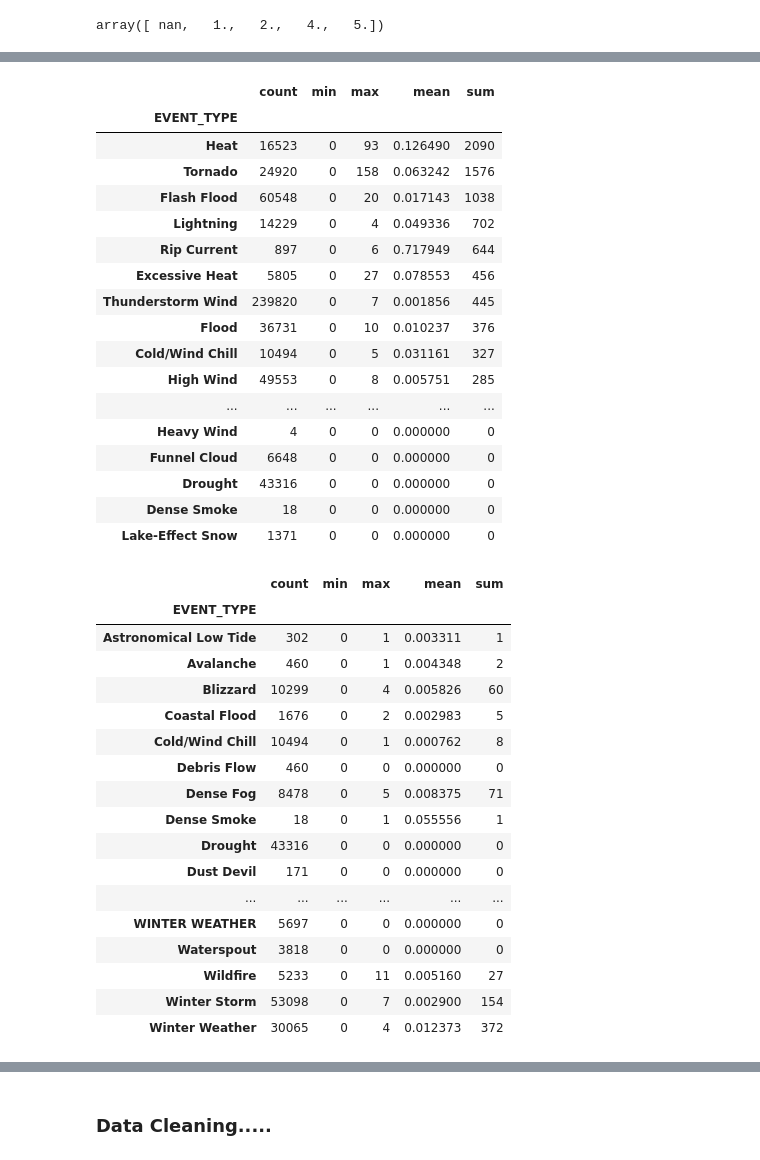
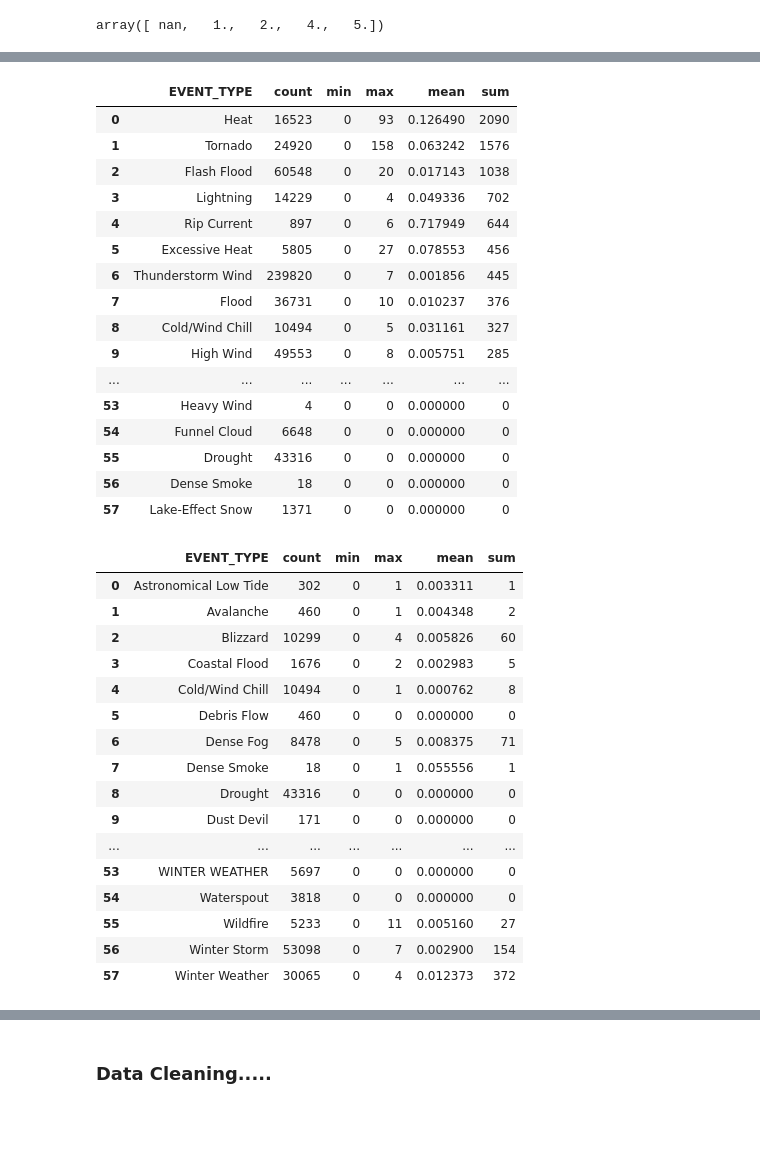
Before and after one commit to JayMichChi/JM_Capstone, a Jupyter notebook: Part 2 Capstone/Part 2 Gotta Start Somewhere Final.ipynb, the cells around one changed output, grey strips where cells are left out. Saved outputs shown, nothing was run; the diff lists cells and outputs as text; code cells hidden in the pictures; blank space fills up the shorter version.

```diff
--- a/Part 2 Capstone/Part 2 Gotta Start Somewhere Final.ipynb
+++ b/Part 2 Capstone/Part 2 Gotta Start Somewhere Final.ipynb
@@ -378,6 +388,6 @@ I am going to explore my data using a variety of tools to reduce the computation
 # Loading 700MB dataset from my hard drive
 
 import pandas as pd
-df1 = pd.read_csv('jm_cap.csv')
+df1 = pd.read_csv('jm_cap.csv', index_col=0)
 df1.columns
 # %% [output]
@@ -450,6 +460,10 @@ array(['INDIANA', 'KENTUCKY', 'ILLINOIS', 'IOWA', 'NEW YORK', 'MAINE',
        'LAKE ERIE', 'HAWAII WATERS', 'LAKE MICHIGAN', 'LAKE HURON',
        'LAKE ST CLAIR', 'E PACIFIC', 'ATLANTIC NORTH', 'LAKE ONTARIO',
        'ST LAWRENCE R', 'LAKE SUPERIOR', nan, 'GULF OF ALASKA'], dtype=object)
+# %%
+df1.TOR_F_SCALE = df1.TOR_F_SCALE.apply(lambda x: str(x))
+# %%
+df1['TOR_F_SCALE'] = df1['TOR_F_SCALE'].apply(lambda x: x.replace(' ', ''))
 # %%
 LabelEncoder().fit_transform(df1['TOR_F_SCALE'])
 df1['TOR_F_SCALE'].unique()
@@ -535,44 +558,42 @@ df1.groupby('EVENT_TYPE').INJURIES_INDIRECT.agg(['count','min', 'max', 'mean', '
 # %%
-df1.groupby('EVENT_TYPE').DEATHS_DIRECT.agg(['count','min', 'max', 'mean', 'sum']).sort_values('sum', axis=0, ascending=False)
+df1.groupby('EVENT_TYPE').DEATHS_DIRECT.agg(['count','min', 'max', 'mean', 'sum']).sort_values('sum', axis=0, ascending=False).reset_index()
 # %% [output]
-|  | count | min | max | mean | sum |
-| EVENT_TYPE |  |  |  |  |  |
-| Heat | 16523 | 0 | 93 | 0.126490 | 2090 |
-| Tornado | 24920 | 0 | 158 | 0.063242 | 1576 |
-| Flash Flood | 60548 | 0 | 20 | 0.017143 | 1038 |
-| Lightning | 14229 | 0 | 4 | 0.049336 | 702 |
-| Rip Current | 897 | 0 | 6 | 0.717949 | 644 |
-| Excessive Heat | 5805 | 0 | 27 | 0.078553 | 456 |
-| Thunderstorm Wind | 239820 | 0 | 7 | 0.001856 | 445 |
-| Flood | 36731 | 0 | 10 | 0.010237 | 376 |
-| Cold/Wind Chill | 10494 | 0 | 5 | 0.031161 | 327 |
-| High Wind | 49553 | 0 | 8 | 0.005751 | 285 |
-| ... | ... | ... | ... | ... | ... |
-| Heavy Wind | 4 | 0 | 0 | 0.000000 | 0 |
-| Funnel Cloud | 6648 | 0 | 0 | 0.000000 | 0 |
-| Drought | 43316 | 0 | 0 | 0.000000 | 0 |
-| Dense Smoke | 18 | 0 | 0 | 0.000000 | 0 |
-| Lake-Effect Snow | 1371 | 0 | 0 | 0.000000 | 0 |
+|  | EVENT_TYPE | count | min | max | mean | sum |
+| 0 | Heat | 16523 | 0 | 93 | 0.126490 | 2090 |
+| 1 | Tornado | 24920 | 0 | 158 | 0.063242 | 1576 |
+| 2 | Flash Flood | 60548 | 0 | 20 | 0.017143 | 1038 |
+| 3 | Lightning | 14229 | 0 | 4 | 0.049336 | 702 |
+| 4 | Rip Current | 897 | 0 | 6 | 0.717949 | 644 |
+| 5 | Excessive Heat | 5805 | 0 | 27 | 0.078553 | 456 |
+| 6 | Thunderstorm Wind | 239820 | 0 | 7 | 0.001856 | 445 |
+| 7 | Flood | 36731 | 0 | 10 | 0.010237 | 376 |
+| 8 | Cold/Wind Chill | 10494 | 0 | 5 | 0.031161 | 327 |
+| 9 | High Wind | 49553 | 0 | 8 | 0.005751 | 285 |
+| ... | ... | ... | ... | ... | ... | ... |
+| 53 | Heavy Wind | 4 | 0 | 0 | 0.000000 | 0 |
+| 54 | Funnel Cloud | 6648 | 0 | 0 | 0.000000 | 0 |
+| 55 | Drought | 43316 | 0 | 0 | 0.000000 | 0 |
+| 56 | Dense Smoke | 18 | 0 | 0 | 0.000000 | 0 |
+| 57 | Lake-Effect Snow | 1371 | 0 | 0 | 0.000000 | 0 |
 # %%
-df1.groupby('EVENT_TYPE').DEATHS_INDIRECT.agg(['count','min', 'max', 'mean', 'sum'])
+df1.groupby('EVENT_TYPE').DEATHS_INDIRECT.agg(['count','min', 'max', 'mean', 'sum']).reset_index()
 # %% [output]
-|  | count | min | max | mean | sum |
-| EVENT_TYPE |  |  |  |  |  |
-| Astronomical Low Tide | 302 | 0 | 1 | 0.003311 | 1 |
-| Avalanche | 460 | 0 | 1 | 0.004348 | 2 |
-| Blizzard | 10299 | 0 | 4 | 0.005826 | 60 |
-| Coastal Flood | 1676 | 0 | 2 | 0.002983 | 5 |
-| Cold/Wind Chill | 10494 | 0 | 1 | 0.000762 | 8 |
-| Debris Flow | 460 | 0 | 0 | 0.000000 | 0 |
-| Dense Fog | 8478 | 0 | 5 | 0.008375 | 71 |
-| Dense Smoke | 18 | 0 | 1 | 0.055556 | 1 |
-| Drought | 43316 | 0 | 0 | 0.000000 | 0 |
-| Dust Devil | 171 | 0 | 0 | 0.000000 | 0 |
-| ... | ... | ... | ... | ... | ... |
-| WINTER WEATHER | 5697 | 0 | 0 | 0.000000 | 0 |
-| Waterspout | 3818 | 0 | 0 | 0.000000 | 0 |
-| Wildfire | 5233 | 0 | 11 | 0.005160 | 27 |
-| Winter Storm | 53098 | 0 | 7 | 0.002900 | 154 |
-| Winter Weather | 30065 | 0 | 4 | 0.012373 | 372 |
+|  | EVENT_TYPE | count | min | max | mean | sum |
+| 0 | Astronomical Low Tide | 302 | 0 | 1 | 0.003311 | 1 |
+| 1 | Avalanche | 460 | 0 | 1 | 0.004348 | 2 |
+| 2 | Blizzard | 10299 | 0 | 4 | 0.005826 | 60 |
+| 3 | Coastal Flood | 1676 | 0 | 2 | 0.002983 | 5 |
+| 4 | Cold/Wind Chill | 10494 | 0 | 1 | 0.000762 | 8 |
+| 5 | Debris Flow | 460 | 0 | 0 | 0.000000 | 0 |
+| 6 | Dense Fog | 8478 | 0 | 5 | 0.008375 | 71 |
+| 7 | Dense Smoke | 18 | 0 | 1 | 0.055556 | 1 |
+| 8 | Drought | 43316 | 0 | 0 | 0.000000 | 0 |
+| 9 | Dust Devil | 171 | 0 | 0 | 0.000000 | 0 |
+| ... | ... | ... | ... | ... | ... | ... |
+| 53 | WINTER WEATHER | 5697 | 0 | 0 | 0.000000 | 0 |
+| 54 | Waterspout | 3818 | 0 | 0 | 0.000000 | 0 |
+| 55 | Wildfire | 5233 | 0 | 11 | 0.005160 | 27 |
+| 56 | Winter Storm | 53098 | 0 | 7 | 0.002900 | 154 |
+| 57 | Winter Weather | 30065 | 0 | 4 | 0.012373 | 372 |
 # %%
 torid1= df1[df1.EVENT_TYPE =='Tornado'].DEATHS_INDIRECT.sum()
```
Also changed, not shown: parts of 33 cells of this notebook.
